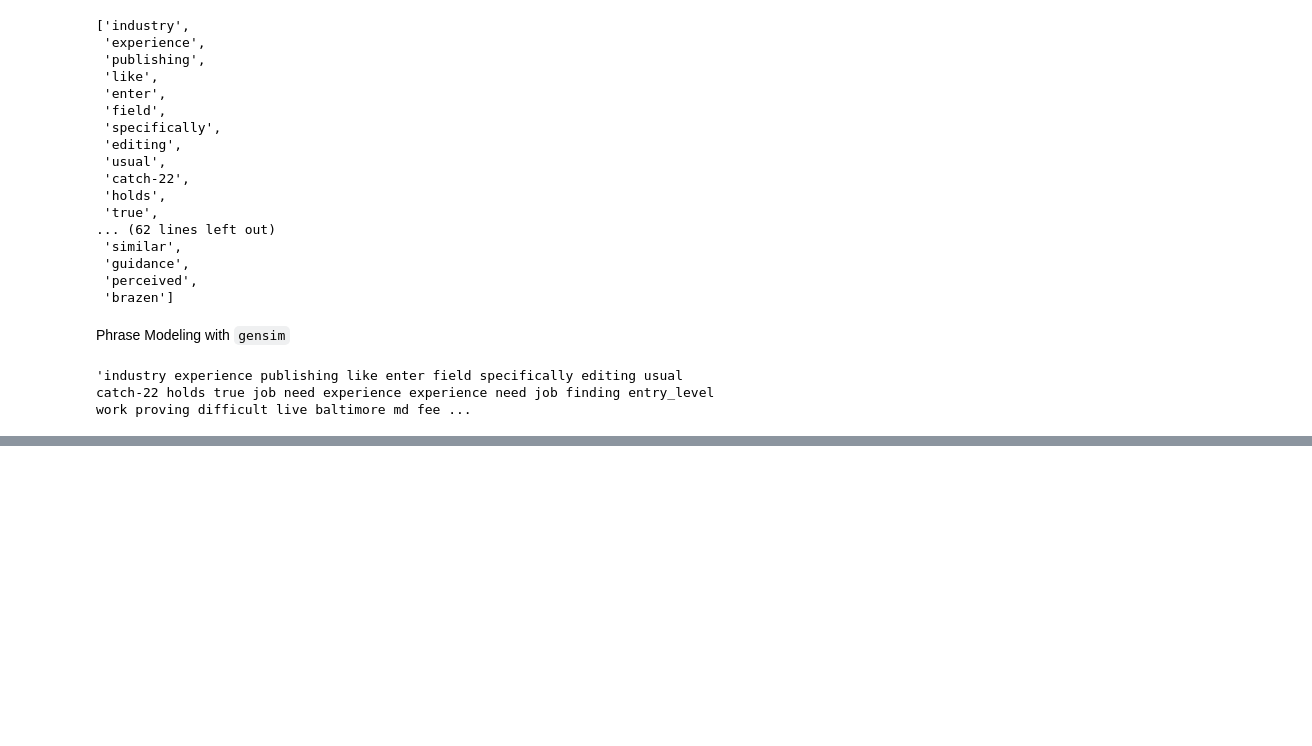
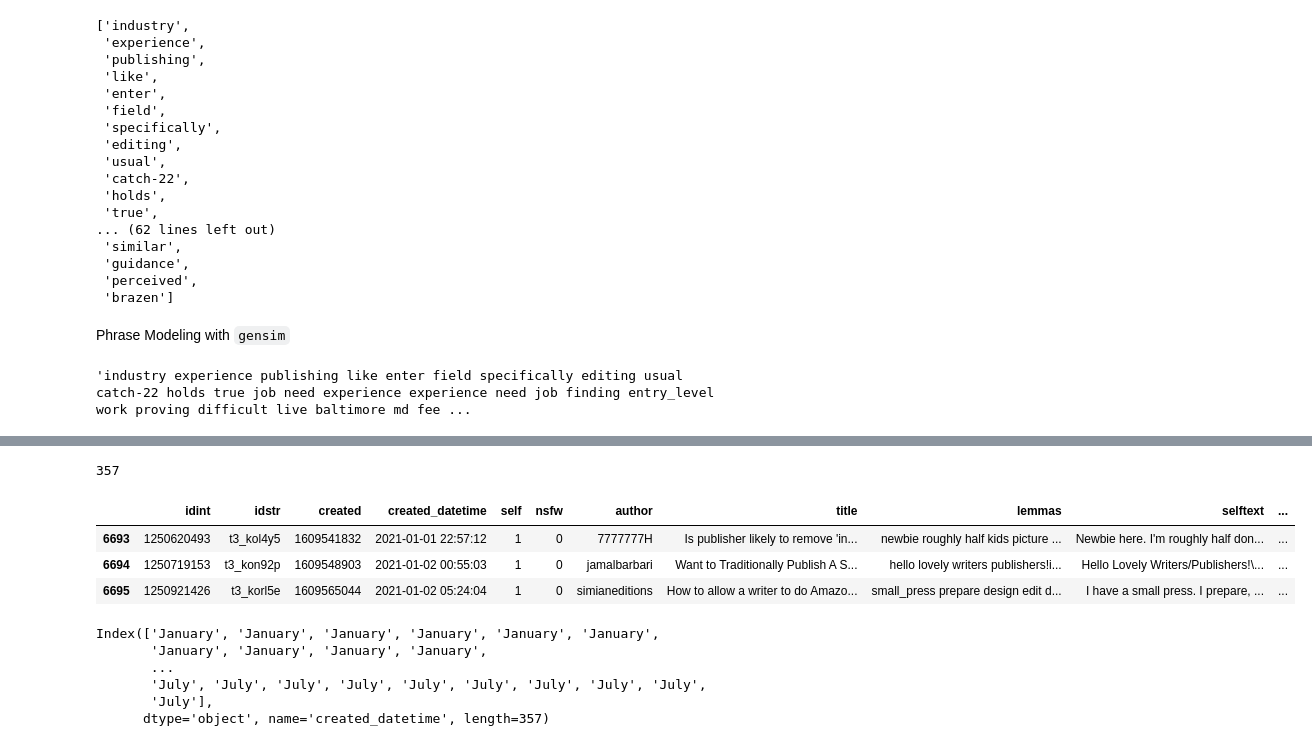
Before and after one commit to meiqingli/dssj_summer2022, a Jupyter notebook: dssj_publishing.ipynb, the cells around one changed output, grey strips where cells are left out. Cells and saved outputs as stored; diff of their text form; code cells hidden in the pictures; blank space fills up the shorter version.

```diff
--- a/dssj_publishing.ipynb
+++ b/dssj_publishing.ipynb
@@ -401,0 +620,22 @@ trigrams_joined[0]
+# %%
+df_2021 = df_posts_noBlanks.loc[pd.DatetimeIndex(df_posts_noBlanks['created_datetime']).year == 2021, :]
+len(df_2021)
+# %% [output]
+357
+# %%
+df_2021.head(3)
+# %% [output]
+|  | idint | idstr | created | created_datetime | self | nsfw | author | title | lemmas | selftext | ... |
+| 6693 | 1250620493 | t3_kol4y5 | 1609541832 | 2021-01-01 22:57:12 | 1 | 0 | 7777777H | Is publisher likely to remove 'in... | newbie roughly half kids picture ... | Newbie here. I'm roughly half don... | ... |
+| 6694 | 1250719153 | t3_kon92p | 1609548903 | 2021-01-02 00:55:03 | 1 | 0 | jamalbarbari | Want to Traditionally Publish A S... | hello lovely writers publishers!i... | Hello Lovely Writers/Publishers!\... | ... |
+| 6695 | 1250921426 | t3_korl5e | 1609565044 | 2021-01-02 05:24:04 | 1 | 0 | simianeditions | How to allow a writer to do Amazo... | small_press prepare design edit d... | I have a small press. I prepare, ... | ... |
+# %%
+months_array = pd.DatetimeIndex(df_2021['created_datetime']).month_name()
+months_array
+# %% [output]
+Index(['January', 'January', 'January', 'January', 'January', 'January',
+       'January', 'January', 'January', 'January',
+       ...
+       'July', 'July', 'July', 'July', 'July', 'July', 'July', 'July', 'July',
+       'July'],
+      dtype='object', name='created_datetime', length=357)
```
Also changed, not shown: parts of 28 cells of this notebook.
